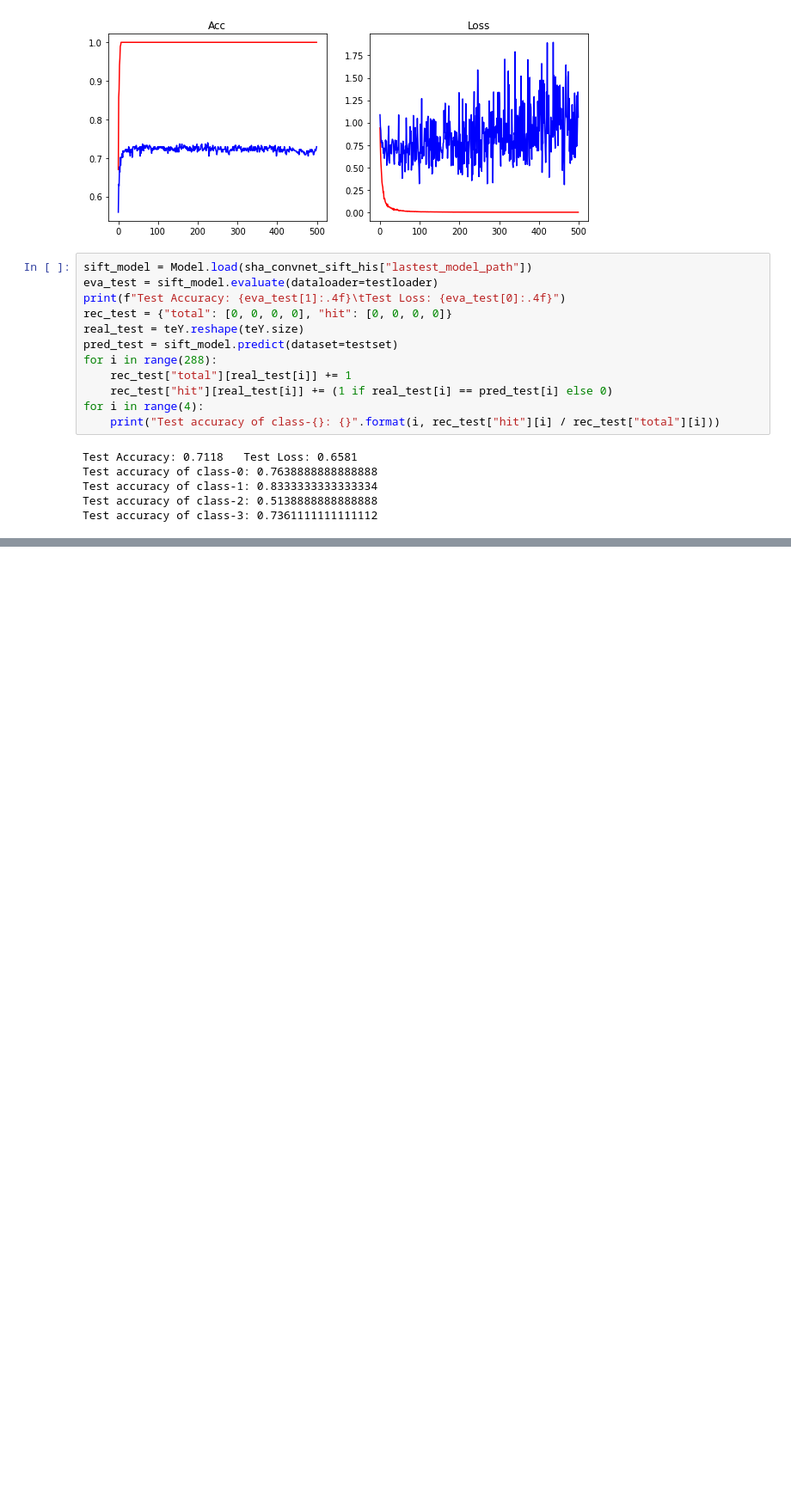
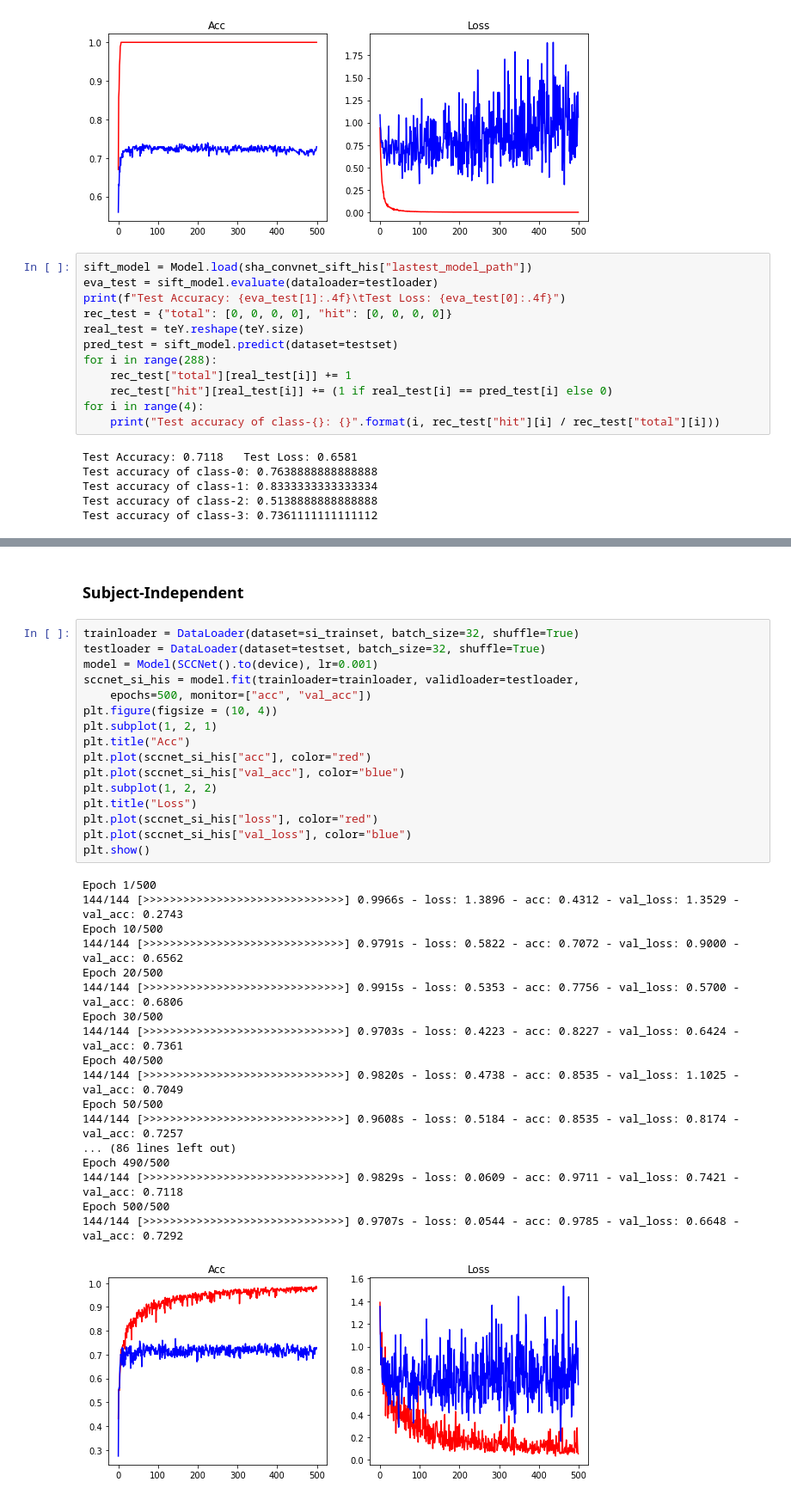
Before and after one commit to cemeteryparty/BCI_5275_Lab4_2, a Jupyter notebook: src/5275_Lab4_2.ipynb, the cells around one changed output, grey strips where cells are left out. Shown at 86% size. Cells and saved outputs as stored; diff of their text form; blank space fills up the shorter version.

```diff
--- a/src/5275_Lab4_2.ipynb
+++ b/src/5275_Lab4_2.ipynb
@@ -1414,0 +1472,37 @@ Test accuracy of class-3: 0.7361111111111112
+# %% [markdown]
+### Subject-Independent
+# %%
+trainloader = DataLoader(dataset=si_trainset, batch_size=32, shuffle=True)
+testloader = DataLoader(dataset=testset, batch_size=32, shuffle=True)
+model = Model(SCCNet().to(device), lr=0.001)
+sccnet_si_his = model.fit(trainloader=trainloader, validloader=testloader,
+    epochs=500, monitor=["acc", "val_acc"])
+plt.figure(figsize = (10, 4))
+plt.subplot(1, 2, 1)
+plt.title("Acc")
+plt.plot(sccnet_si_his["acc"], color="red")
+plt.plot(sccnet_si_his["val_acc"], color="blue")
+plt.subplot(1, 2, 2)
+plt.title("Loss")
+plt.plot(sccnet_si_his["loss"], color="red")
+plt.plot(sccnet_si_his["val_loss"], color="blue")
+plt.show()
+# %% [output]
+Epoch 1/500
+144/144 [>>>>>>>>>>>>>>>>>>>>>>>>>>>>>>] 0.9966s - loss: 1.3896 - acc: 0.4312 - val_loss: 1.3529 - val_acc: 0.2743
+Epoch 10/500
+144/144 [>>>>>>>>>>>>>>>>>>>>>>>>>>>>>>] 0.9791s - loss: 0.5822 - acc: 0.7072 - val_loss: 0.9000 - val_acc: 0.6562
+Epoch 20/500
+144/144 [>>>>>>>>>>>>>>>>>>>>>>>>>>>>>>] 0.9915s - loss: 0.5353 - acc: 0.7756 - val_loss: 0.5700 - val_acc: 0.6806
+Epoch 30/500
+144/144 [>>>>>>>>>>>>>>>>>>>>>>>>>>>>>>] 0.9703s - loss: 0.4223 - acc: 0.8227 - val_loss: 0.6424 - val_acc: 0.7361
+Epoch 40/500
+144/144 [>>>>>>>>>>>>>>>>>>>>>>>>>>>>>>] 0.9820s - loss: 0.4738 - acc: 0.8535 - val_loss: 1.1025 - val_acc: 0.7049
+Epoch 50/500
+144/144 [>>>>>>>>>>>>>>>>>>>>>>>>>>>>>>] 0.9608s - loss: 0.5184 - acc: 0.8535 - val_loss: 0.8174 - val_acc: 0.7257
+... (86 lines left out)
+Epoch 490/500
+144/144 [>>>>>>>>>>>>>>>>>>>>>>>>>>>>>>] 0.9829s - loss: 0.0609 - acc: 0.9711 - val_loss: 0.7421 - val_acc: 0.7118
+Epoch 500/500
+144/144 [>>>>>>>>>>>>>>>>>>>>>>>>>>>>>>] 0.9707s - loss: 0.0544 - acc: 0.9785 - val_loss: 0.6648 - val_acc: 0.7292
+[figure, added]
```
Also changed, not shown: parts of 12 cells of this notebook, 1 other file.
